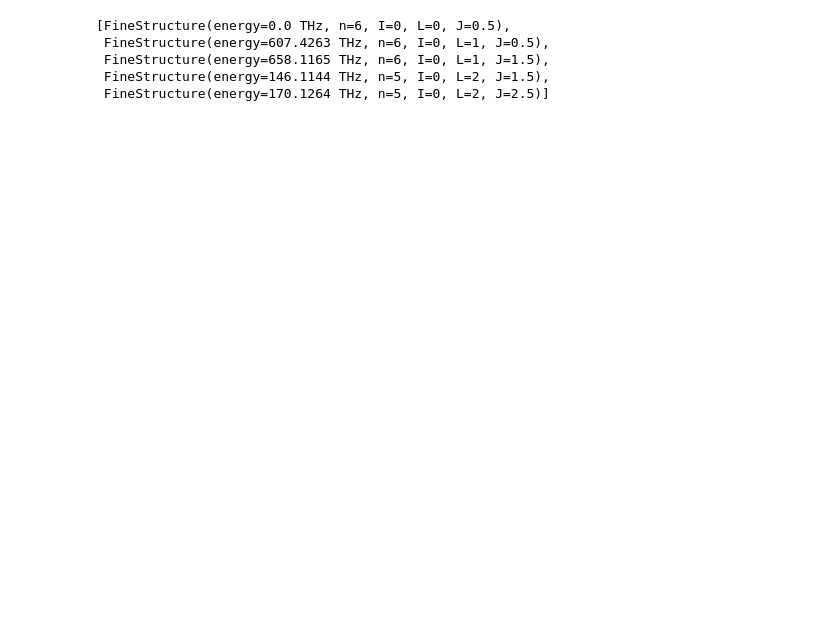
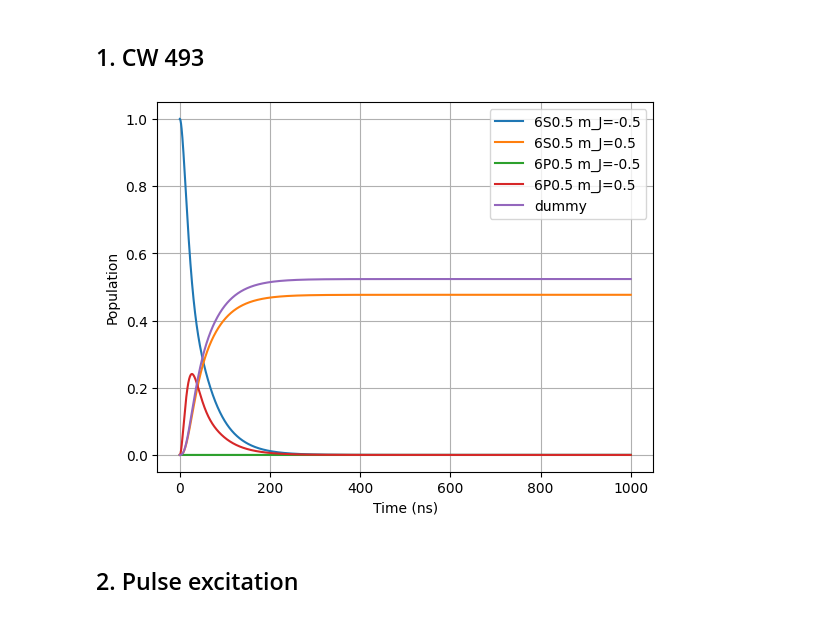
Before and after one commit to GyeonghunKim/ion-simulbox, a Jupyter notebook: notebook/Barium-138.ipynb, the cells around one changed output. Saved outputs shown, nothing was run; the diff lists cells and outputs as text; code cells hidden in the pictures; blank space fills up the shorter version.

Commit message:
Update systems

```diff
--- a/notebook/Barium-138.ipynb
+++ b/notebook/Barium-138.ipynb
@@ -11,21 +17,39 @@ from ion_simulbox.utils import get_resonant_frequency
 # %%
 ion = Ion("Ba", 138)
-# %%
-ion.apply_magnetic_field(0)
-# %%
-ion.energy_levels
-# %% [output]
-[FineStructure(energy=0.0 THz, n=6, I=0, L=0, J=0.5),
- FineStructure(energy=607.4263 THz, n=6, I=0, L=1, J=0.5),
- FineStructure(energy=658.1165 THz, n=6, I=0, L=1, J=1.5),
- FineStructure(energy=146.1144 THz, n=5, I=0, L=2, J=1.5),
- FineStructure(energy=170.1264 THz, n=5, I=0, L=2, J=2.5)]
+# %% [markdown]
+## 1. CW 493
 # %%
 laser_493 = Laser(
     name="493 nm",
     frequency=get_resonant_frequency(ion.energy_levels[0], ion.energy_levels[1]),
-    intensity=2550,
+    intensity=500,
     line_width=10 * Units.kHz,
     polarization=Polarization(-np.array([0, 0, 1]), 1 / np.sqrt(2), 1j / np.sqrt(2))
 )
+# %%
+system = SingleLaserSystem(
+    ion=ion,
+    lower_states=ion.zeeman_levels[ion.get_level("6S0.5")],
+    upper_states=ion.zeeman_levels[ion.get_level("6P0.5")],
+    laser=laser_493,
+    envelope_function=EnvelopeFactory.square_factory(0, 1000e-9),
+    reference_state=ion.zeeman_levels[ion.get_level("6S0.5")][0],
+)
+# %%
+initial_state = system.basis[ion.zeeman_levels[ion.get_level("6S0.5")][0]]
+t_list = np.linspace(0, 1000, 30001) * 1e-9
+expect_values, final_state = system.solve(initial_state, t_list)
+# %%
+fig = plt.figure()
+ax = fig.add_subplot(111)
+for name, expect in expect_values.items():
+    ax.plot(t_list/1e-9, expect, label=name)
+ax.legend()
+ax.set_ylabel("Population")
+ax.set_xlabel("Time (ns)")
+ax.grid()
+# %% [output]
+[figure, added]
+# %% [markdown]
+## 2. Pulse excitation
 # %%
```
Also changed, not shown: parts of 29 cells of this notebook, 12 other files.
